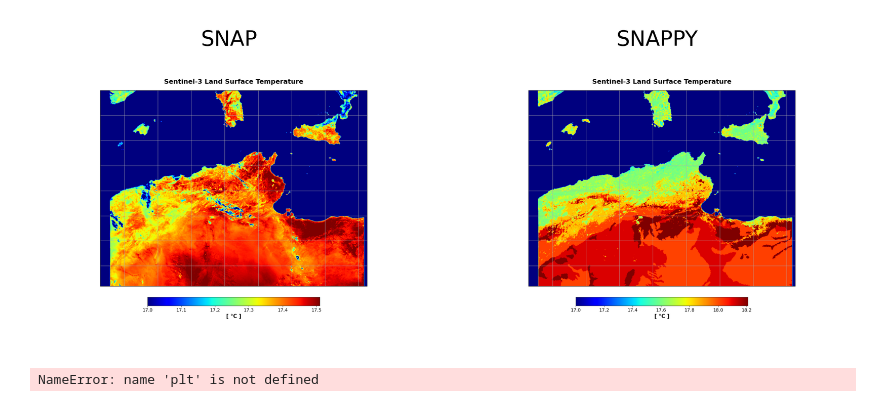
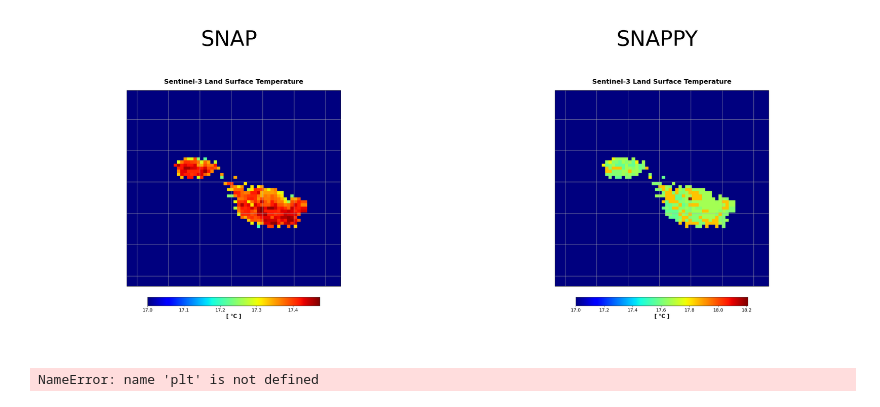
Before and after one commit to MassimoDarmaninC10229/MassThesis, a Jupyter notebook: src/Visualizing_Sentinel3.ipynb, the cells around one changed output. Drawn from its saved outputs; the diff is of its cells as text; code cells hidden in the pictures.

```diff
--- a/src/Visualizing_Sentinel3.ipynb
+++ b/src/Visualizing_Sentinel3.ipynb
@@ -115,21 +115,21 @@ plt.show()
 # %%
 from matplotlib.pyplot import figure
 
-snap_img = plt.imread('lst_using_SNAP.png')
-snappy_img = plt.imread('lst_using_snappy.png')
+snap_img = plt.imread('lst_cropped_snap.png')
+snappy_img = plt.imread('lst_cropped_snappy.png')
 
 figure(figsize=(8, 6), dpi=500)
 
 plt.subplot(121)
 plt.imshow(snap_img), plt.title('SNAP')
 plt.axis('off')
 plt.subplot(122)
 plt.imshow(snappy_img), plt.title('SNAPPY')
 plt.axis('off')
-plt.savefig('comparing.png')
+plt.savefig('comparing_crop.png')
 plt.show()
 # %% [output]
-[figure, old version]
+[figure, new version]
 # %%
 plt.figure(figsize=(2, 3))
 ax = plt.axes(projection=ccrs.OSNI())
```
Also changed, not shown: parts of 4 cells of this notebook, 10 other files.
